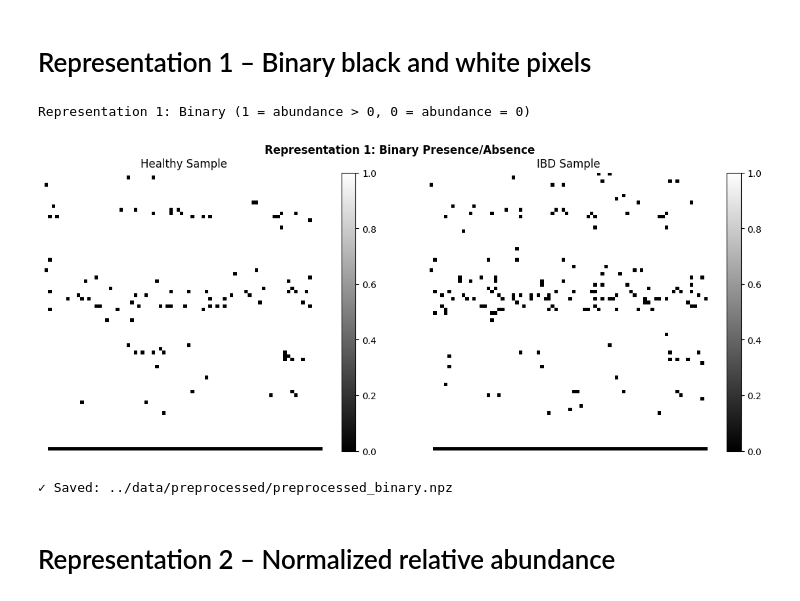
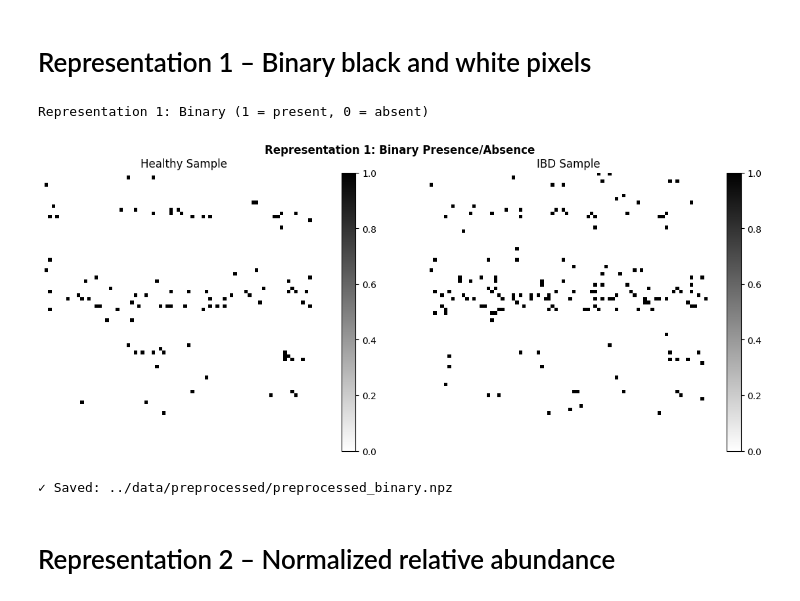
Before and after one commit to n-varoscic/gut-microbiome-cnn-disease-classification, a Jupyter notebook: notebooks/preprocessing.ipynb, the cells around one changed output. Drawn from its saved outputs; the diff is of its cells as text; code cells hidden in the pictures.

```diff
--- a/notebooks/preprocessing.ipynb
+++ b/notebooks/preprocessing.ipynb
@@ -869,9 +869,9 @@ Features: 6007, Image size: 78×78
 # %% [markdown]
 # Representation 1 – Binary black and white pixels
 # %%
-# Binary: pixel = 1.0 (white) if abundance == 0, else 0.0 (black)
-X_train_binary = 1.0 - (X_train_raw > 0).astype(np.float32)
-X_test_binary = 1.0 - (X_test_raw > 0).astype(np.float32)
+# Binary: pixel = 1.0 (present) if abundance > 0, else 0.0 (absent)
+X_train_binary = (X_train_raw > 0).astype(np.float32)
+X_test_binary = (X_test_raw > 0).astype(np.float32)
 
 # Reshape to 2D images
 X_train_binary_2d = np.zeros((n_samples_train, side_length, side_length, 1), dtype=np.float32)
@@ -887,7 +887,7 @@ for i in range(n_samples_test):
     padded[:n_features] = X_test_binary[i]
     X_test_binary_2d[i, :, :, 0] = padded.reshape(side_length, side_length)
 
-print(f"Representation 1: Binary (1 = abundance > 0, 0 = abundance = 0)")
+print(f"Representation 1: Binary (1 = present, 0 = absent)")
 
 # Visualize one sample of each class
 fig, axes = plt.subplots(1, 2, figsize=(12, 5))
@@ -895,37 +895,37 @@ fig.suptitle('Representation 1: Binary Presence/Absence', fontsize=12, fontweigh
 
 healthy_idx_train = np.where(y_train == 0)[0][0]
 ibd_idx_train = np.where(y_train == 1)[0][0]
 
 ax = axes[0]
-im = ax.imshow(X_train_binary_2d[healthy_idx_train, :, :, 0], cmap='gray', interpolation='nearest')
+im = ax.imshow(X_train_binary_2d[healthy_idx_train, :, :, 0], cmap='gray_r', interpolation='nearest', vmin=0, vmax=1)
 ax.set_title('Healthy Sample')
 ax.axis('off')
 plt.colorbar(im, ax=ax)
 
 ax = axes[1]
-im = ax.imshow(X_train_binary_2d[ibd_idx_train, :, :, 0], cmap='gray', interpolation='nearest')
+im = ax.imshow(X_train_binary_2d[ibd_idx_train, :, :, 0], cmap='gray_r', interpolation='nearest', vmin=0, vmax=1)
 ax.set_title('IBD Sample')
 ax.axis('off')
 plt.colorbar(im, ax=ax)
 
 plt.tight_layout()
 plt.show()
 print()
 
 # Save
 cnn_data_path = '../data/preprocessed/preprocessed_binary.npz'
 np.savez_compressed(
     cnn_data_path,
     X_train=X_train_binary_2d,
     X_test=X_test_binary_2d,
     y_train=y_train,
     y_test=y_test
 )
 print(f"✓ Saved: {cnn_data_path}")
 print()
 # %% [output]
-Representation 1: Binary (1 = abundance > 0, 0 = abundance = 0)
+Representation 1: Binary (1 = present, 0 = absent)
-[figure, old version]
+[figure, new version]
 ✓ Saved: ../data/preprocessed/preprocessed_binary.npz
 # %% [markdown]
 # Representation 2 – Normalized relative abundance
```
